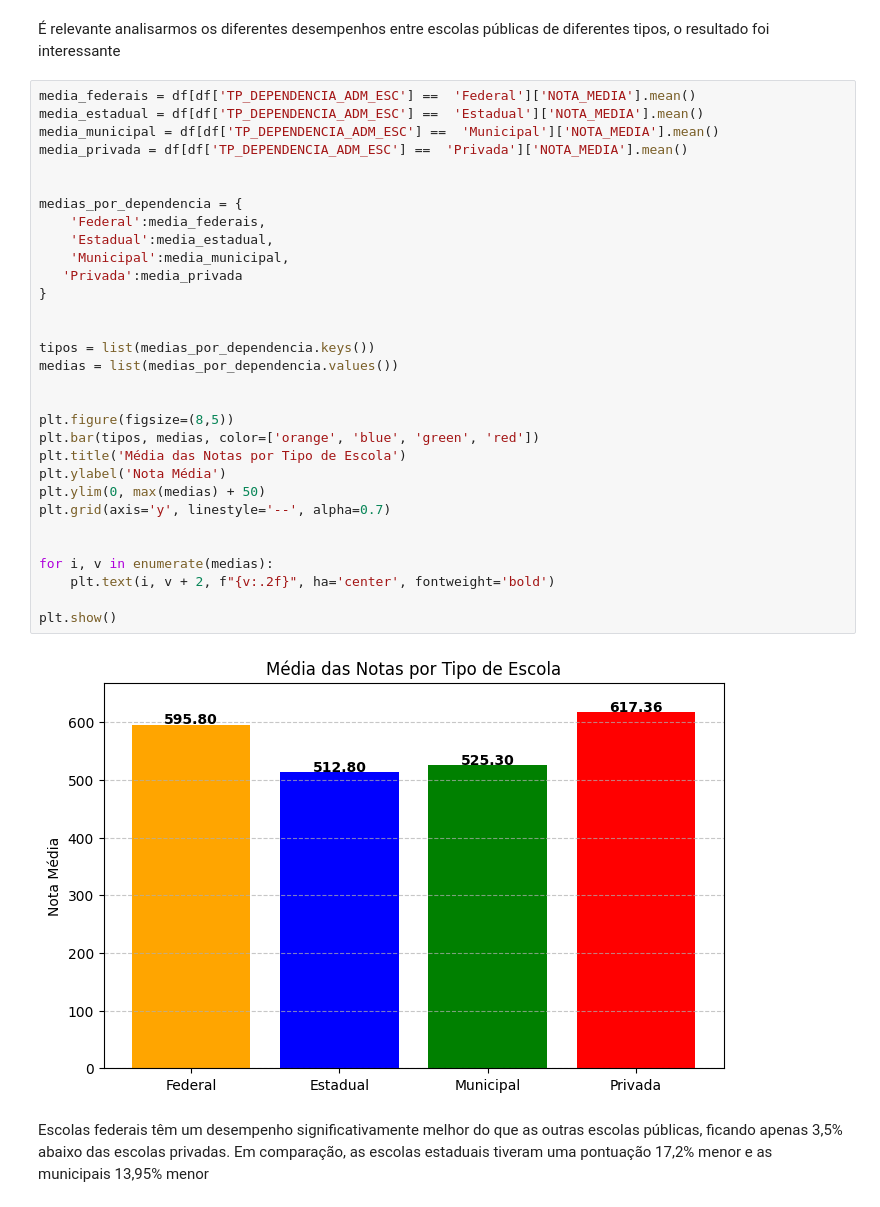
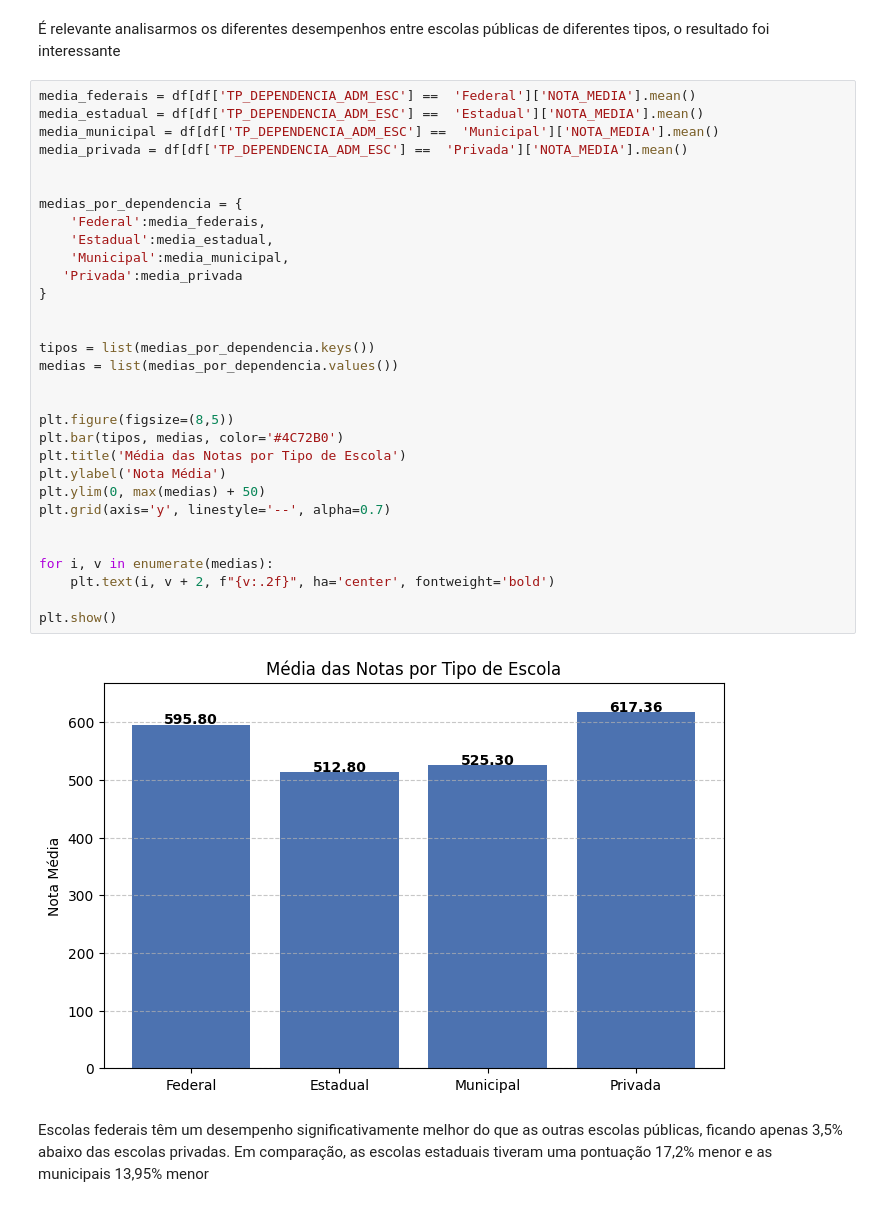
Before and after one commit to matheusgastal/ENEM-Data-Analysis, a Jupyter notebook: Exploring_data_enem_2023.ipynb, the cells around one changed output. Drawn from its saved outputs; the diff is of its cells as text.

```diff
--- a/Exploring_data_enem_2023.ipynb
+++ b/Exploring_data_enem_2023.ipynb
@@ -162,35 +154,35 @@ plt.show()
 media_federais = df[df['TP_DEPENDENCIA_ADM_ESC'] ==  'Federal']['NOTA_MEDIA'].mean()
 media_estadual = df[df['TP_DEPENDENCIA_ADM_ESC'] ==  'Estadual']['NOTA_MEDIA'].mean()
 media_municipal = df[df['TP_DEPENDENCIA_ADM_ESC'] ==  'Municipal']['NOTA_MEDIA'].mean()
 media_privada = df[df['TP_DEPENDENCIA_ADM_ESC'] ==  'Privada']['NOTA_MEDIA'].mean()
 
 
 medias_por_dependencia = {
     'Federal':media_federais,
     'Estadual':media_estadual,
     'Municipal':media_municipal,
    'Privada':media_privada
 }
 
 
 tipos = list(medias_por_dependencia.keys())
 medias = list(medias_por_dependencia.values())
 
 
 plt.figure(figsize=(8,5))
-plt.bar(tipos, medias, color=['orange', 'blue', 'green', 'red'])
+plt.bar(tipos, medias, color='#4C72B0')
 plt.title('Média das Notas por Tipo de Escola')
 plt.ylabel('Nota Média')
 plt.ylim(0, max(medias) + 50)
 plt.grid(axis='y', linestyle='--', alpha=0.7)
 
 
 for i, v in enumerate(medias):
     plt.text(i, v + 2, f"{v:.2f}", ha='center', fontweight='bold')
 
 plt.show()
 # %% [output]
-[figure, old version]
+[figure, new version]
 # %% [markdown]
 Escolas federais têm um desempenho significativamente melhor do que as outras escolas públicas, ficando apenas 3,5% abaixo das escolas privadas. Em comparação, as escolas estaduais tiveram uma pontuação 17,2% menor e as municipais 13,95% menor
 # %% [markdown]
```
Also changed, not shown: parts of 17 cells of this notebook.
